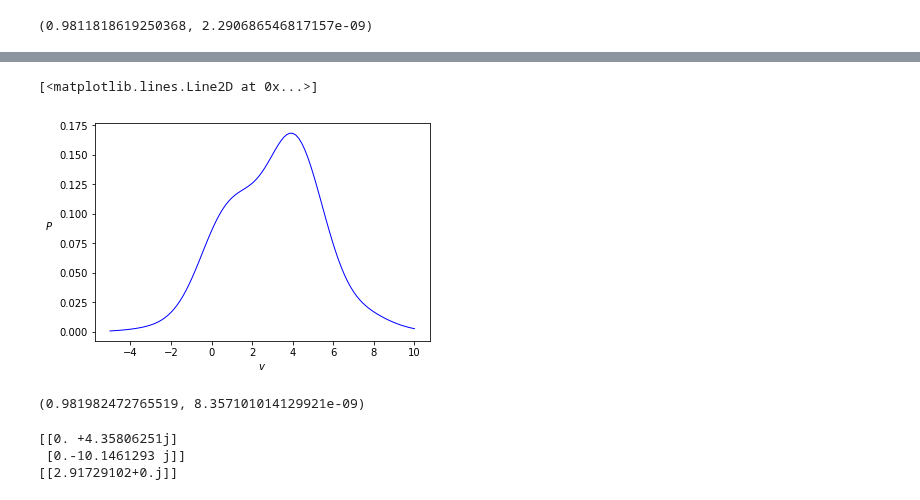
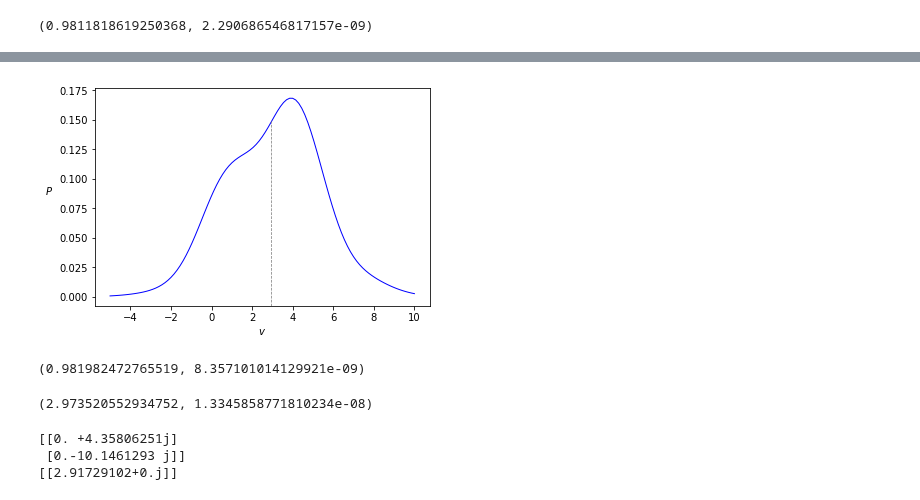
Before and after one commit to RiemannAI/theta, a Jupyter notebook: examples/Pv_plots.ipynb, the cells around one changed output, grey strips where cells are left out. Saved outputs shown, nothing was run; the diff lists cells and outputs as text; code cells hidden in the pictures.

```diff
--- a/examples/Pv_plots.ipynb
+++ b/examples/Pv_plots.ipynb
@@ -117,36 +122,41 @@ print(1.0/(2j*np.pi)*invT.dot(W).dot( R ) )
 # %%
 Q = np.diag([8,2.8])
 T = np.diag([1.1])
 
 Bv = np.zeros((1,1))
 Bv[0,0] = -0.2
 
 Bh = np.zeros((2,1))
 Bh[0,0] = 0.5
 Bh[1,0] = -0.5
 
 W = np.zeros((1,2))
 W[0,0] = 1.6
 W[0,1] = -1.3
 
 X = np.linspace(-5,10, 101)
 X = X.reshape((1,X.shape[0]))
 
 P=rtbm_probability(X, Bv, Bh, T, W, Q)
 
 plt.xlabel("$v$")
 plt.ylabel('$P$', rotation=0, labelpad=10)
 
 plt.plot(X.flatten(), P[0],"b-", linewidth='1')
 
+plt.axvline(2.91729102,0, 0.85, color="gray", linestyle="--", linewidth=0.75)
+
 #plt.savefig("PvPhaseI-3.eps", format="eps")
 # %% [output]
-[<matplotlib.lines.Line2D at 0x...>]
-[figure, old version]
+[figure, new version]
 # %%
 scipy.integrate.quad(lambda x: np.real(rtbm_probability(np.array([[x]]), Bv, Bh, T, W, Q)[0][0]), -20, 20)
 # %% [output]
 (0.981982472765519, 8.357101014129921e-09)
+# %%
+scipy.integrate.quad(lambda x: np.real(x*rtbm_probability(np.array([[x]]), Bv, Bh, T, W, Q)[0][0]), -20, 20)
+# %% [output]
+(2.973520552934752, 1.3345858771810234e-08)
 # %%
 # Mean test
 invT = np.linalg.inv(T)
```
Also changed, not shown: parts of 15 cells of this notebook.
